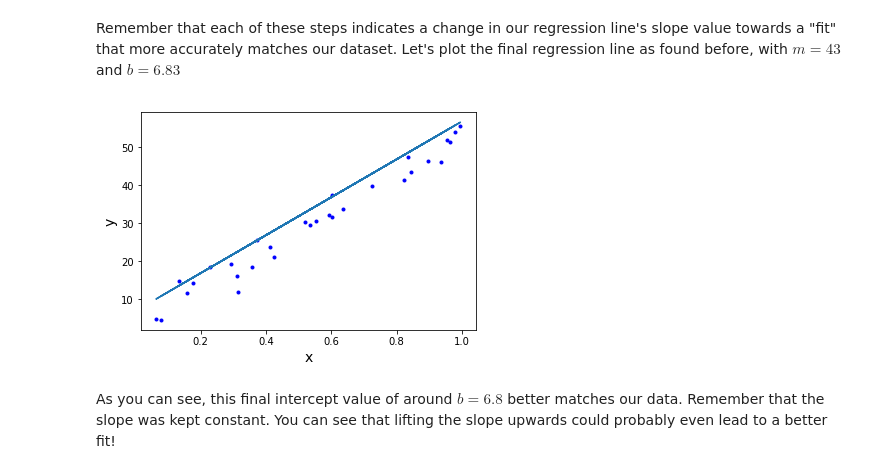
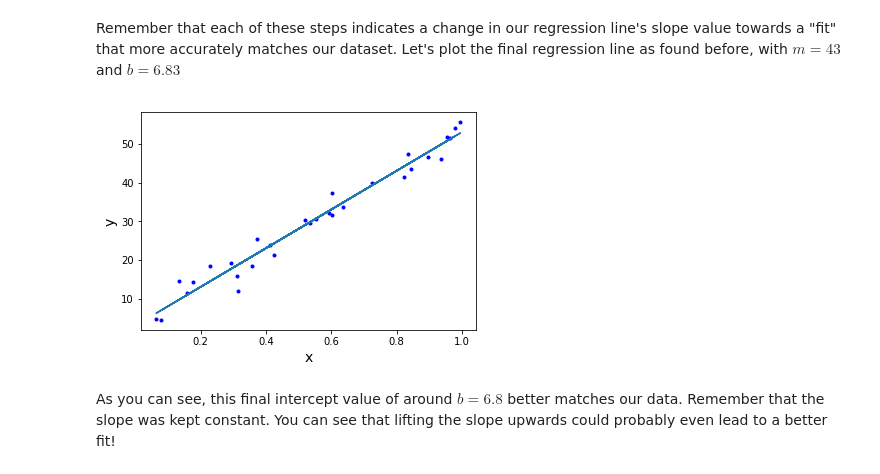
Before and after one commit to eb9982/dsc-2-14-12-gradient-descent-step-sizes-lab-nyc-ds-career-012819, a Jupyter notebook: index.ipynb, the cells around one changed output. Cells and saved outputs as stored; diff of their text form; code cells hidden in the pictures.

```diff
--- a/index.ipynb
+++ b/index.ipynb
@@ -304,15 +304,15 @@ Remember that each of these steps indicates a change in our regression line's sl
 # %%
 # plot the final result here
 np.random.seed(225)
 
 def regression_formula(x):
-    return 6.878844337126679 + 50*x
+    return  3.0742687926991152 + 50*x
 plt.plot(x, y, '.b')
 plt.plot(x, regression_formula(x), '-')
 plt.xlabel("x", fontsize=14)
 plt.ylabel("y", fontsize=14);
 # %% [output]
-[figure, old version]
+[figure, new version]
 # %% [markdown]
 As you can see, this final intercept value of around $b=6.8$ better matches our data. Remember that the slope was kept constant. You can see that lifting the slope upwards could probably even lead to a better fit!
 # %% [markdown]
```
